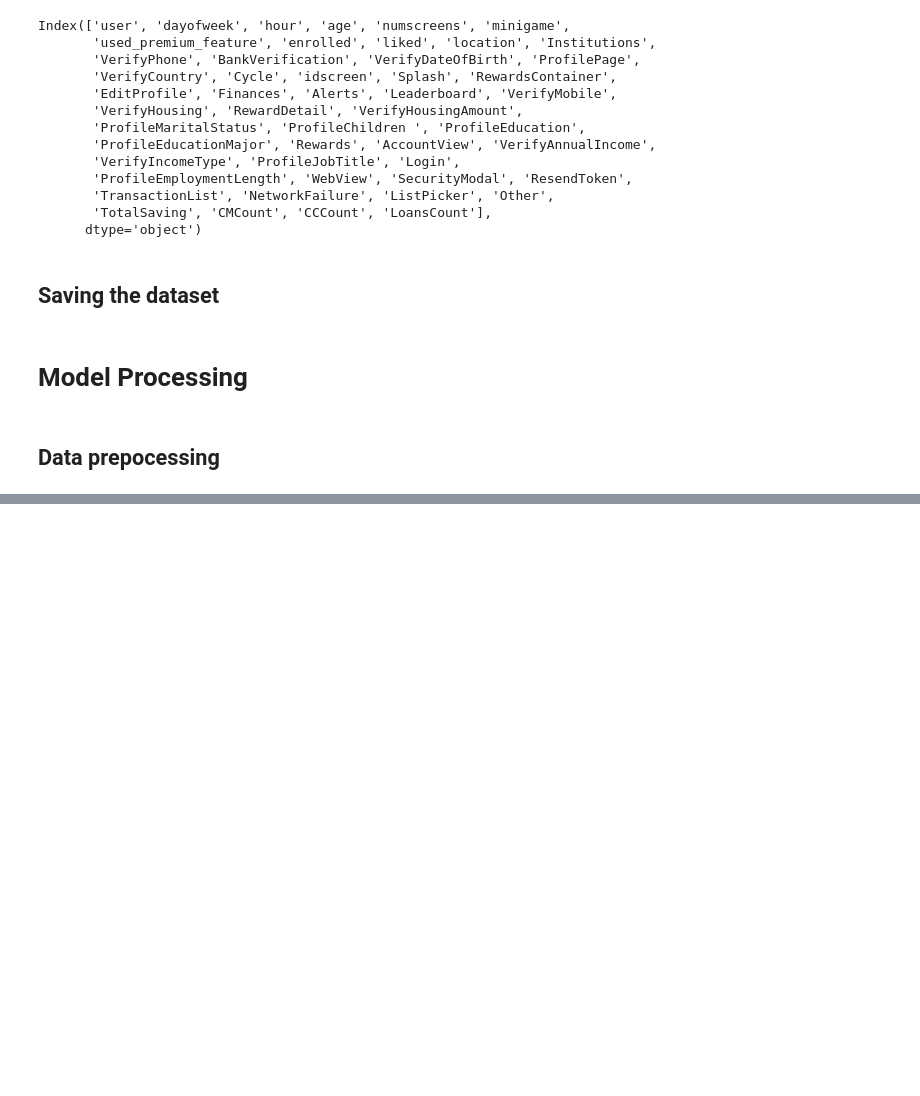
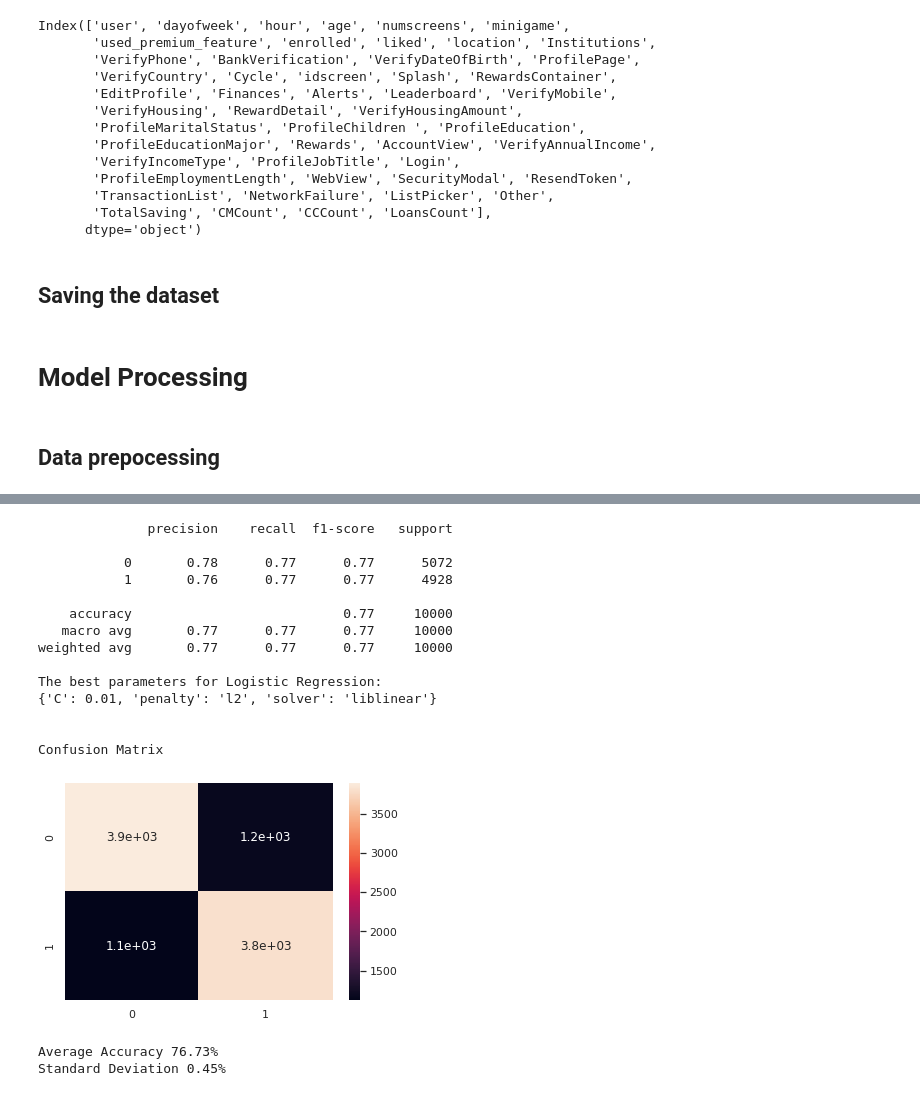
Before and after one commit to IgorMeloS/Machine-Learning, a Jupyter notebook: 3 - Classification/Directing Custumers to Subscription Through Beheavior Analysis/Directing_cstaba.ipynb, the cells around one changed output, grey strips where cells are left out. Drawn from its saved outputs; the diff is of its cells as text; code cells hidden in the pictures; blank space fills up the shorter version.

```diff
--- a/3 - Classification/Directing Custumers to Subscription Through Beheavior Analysis/Directing_cstaba.ipynb
+++ b/3 - Classification/Directing Custumers to Subscription Through Beheavior Analysis/Directing_cstaba.ipynb
@@ -312,0 +542,8 @@ X_test = X_test_bckp
+# %%
+from sklearn.model_selection import GridSearchCV
+
+grid1 = GridSearchCV(classifier1, param_grid1, cv = 10, verbose = 4)
+grid2 = GridSearchCV(classifier7, param_grid2, cv = 10, verbose = 4)
+# %%
+class_boost_1 = grid1.fit(X_train,y_train)
+class_boost_2 = grid2.fit(X_train,y_train)
@@ -312,0 +685,35 @@ X_test = X_test_bckp
+# %%
+boost_predictions1 = class_boost_1.predict(X_test)
+boost_predictions2 = class_boost_2.predict(X_test)
+# %%
+cmb1 = confusion_matrix(y_test, boost_predictions1)
+cmb2 = confusion_matrix(y_test, boost_predictions2)
+# %%
+sns.heatmap(cmb1, annot=True)
+print(classification_report(y_test,boost_predictions1))
+print('The best parameters for Logistic Regression:')
+print(grid1.best_params_)
+print('\n')
+print('Confusion Matrix')
+# %% [output]
+              precision    recall  f1-score   support
+
+           0       0.78      0.77      0.77      5072
+           1       0.76      0.77      0.77      4928
+
+    accuracy                           0.77     10000
+   macro avg       0.77      0.77      0.77     10000
+weighted avg       0.77      0.77      0.77     10000
+
+The best parameters for Logistic Regression:
+{'C': 0.01, 'penalty': 'l2', 'solver': 'liblinear'}
+
+
+Confusion Matrix
+[figure, added]
+# %%
+print('Average Accuracy {:.2f}%'.format(grid1.best_score_ * 100))
+print('Standard Deviation {:.2f}%'.format(grid1.cv_results_['std_test_score'][grid1.best_index_] * 100))
+# %% [output]
+Average Accuracy 76.73%
+Standard Deviation 0.45%
```
Also changed, not shown: parts of 27 cells of this notebook.
